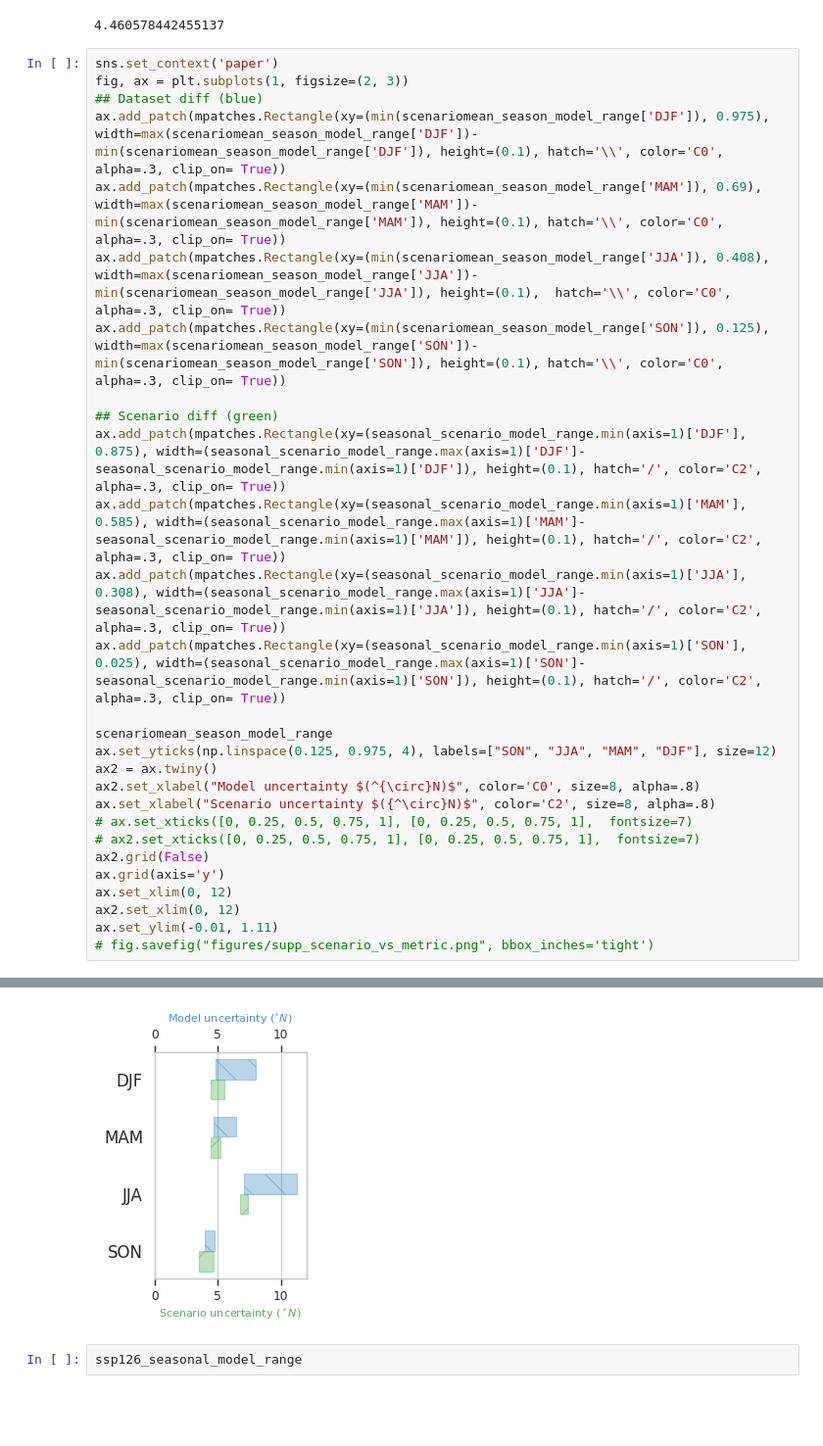
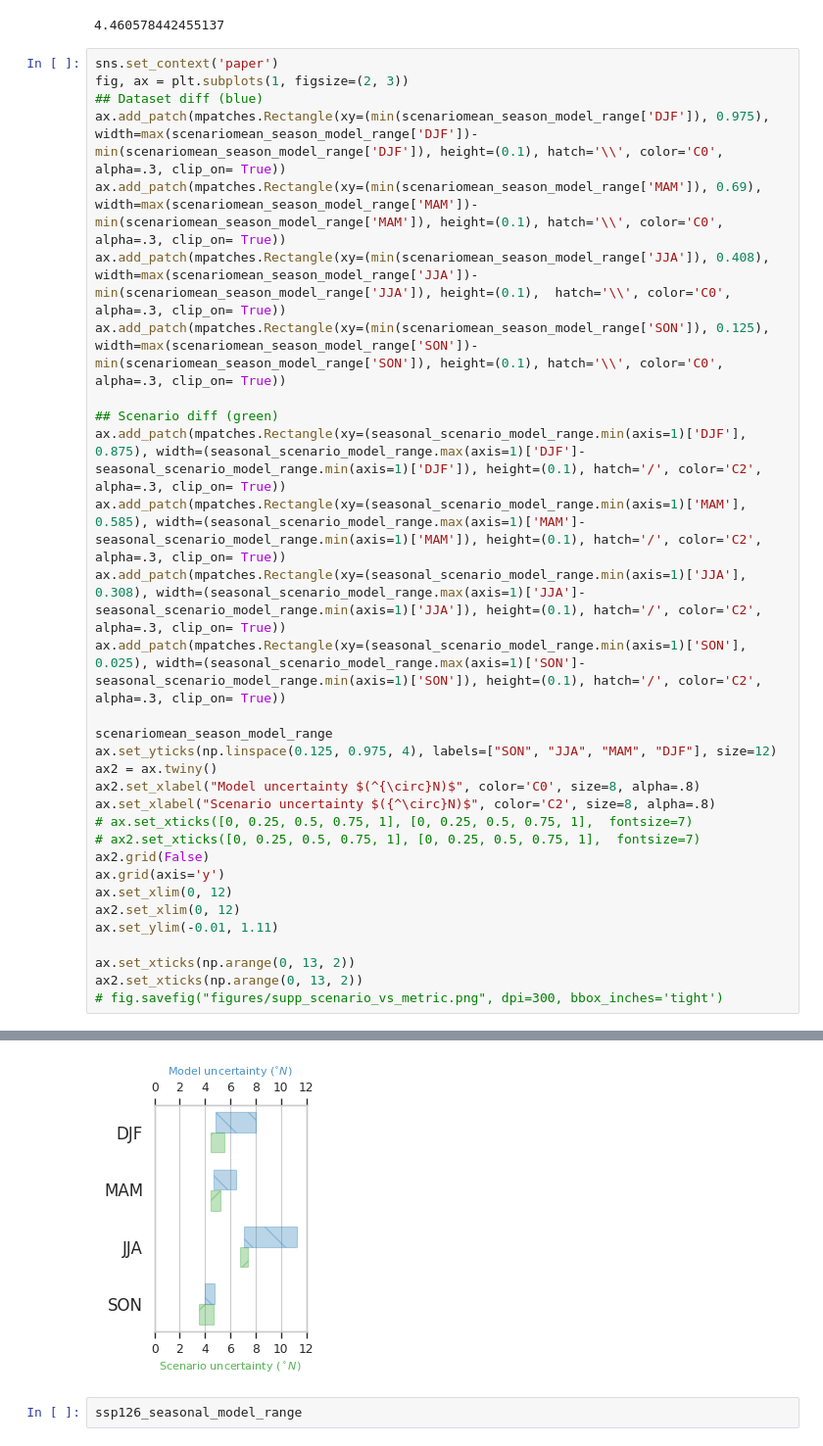
Before and after one commit to Thomasjkeel/uncertainty-in-npac-jet-shift, a Jupyter notebook: Figure_3.ipynb, the cells around one changed output, grey strips where cells are left out. Shown at 98% size. Drawn from its saved outputs; the diff is of its cells as text; blank space fills up the shorter version.

```diff
--- a/Figure_3.ipynb
+++ b/Figure_3.ipynb
@@ -1024,5 +1052,8 @@ ax.grid(axis='y')
 ax.set_xlim(0, 12)
 ax2.set_xlim(0, 12)
 ax.set_ylim(-0.01, 1.11)
-# fig.savefig("figures/supp_scenario_vs_metric.png", bbox_inches='tight')
+
+ax.set_xticks(np.arange(0, 13, 2))
+ax2.set_xticks(np.arange(0, 13, 2))
+# fig.savefig("figures/supp_scenario_vs_metric.png", dpi=300, bbox_inches='tight')
 # %% [output]
@@ -1030,4 +1067,4 @@ ax.set_ylim(-0.01, 1.11)
-[figure, old version]
+[figure, new version]
 # %%
 ssp126_seasonal_model_range
 # %% [output]
```
Also changed, not shown: parts of 12 cells of this notebook, 24 other files.
